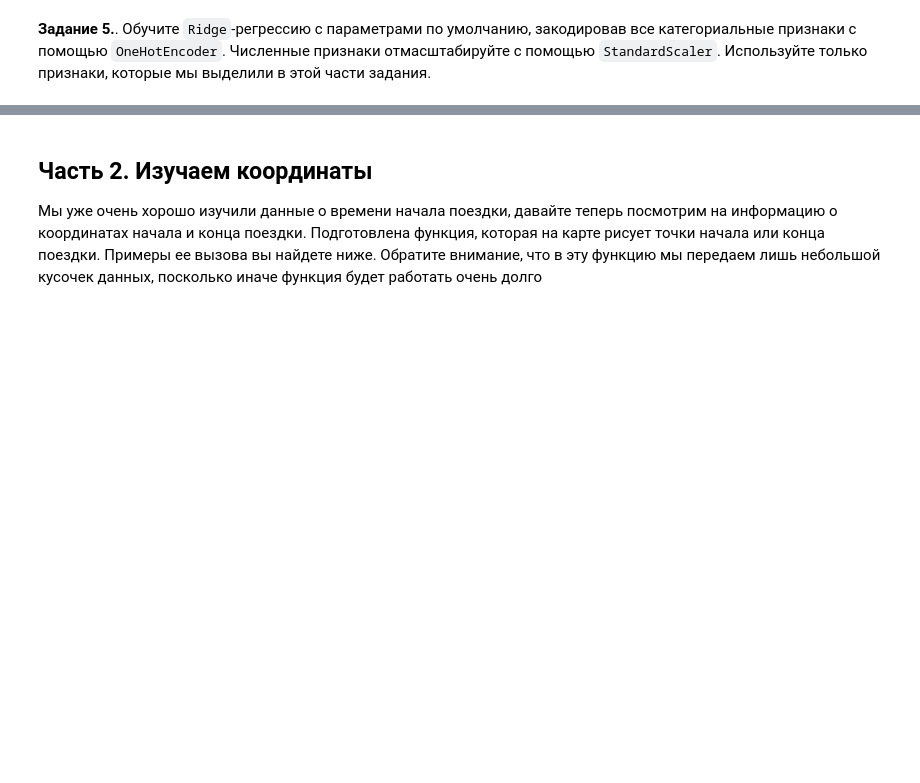
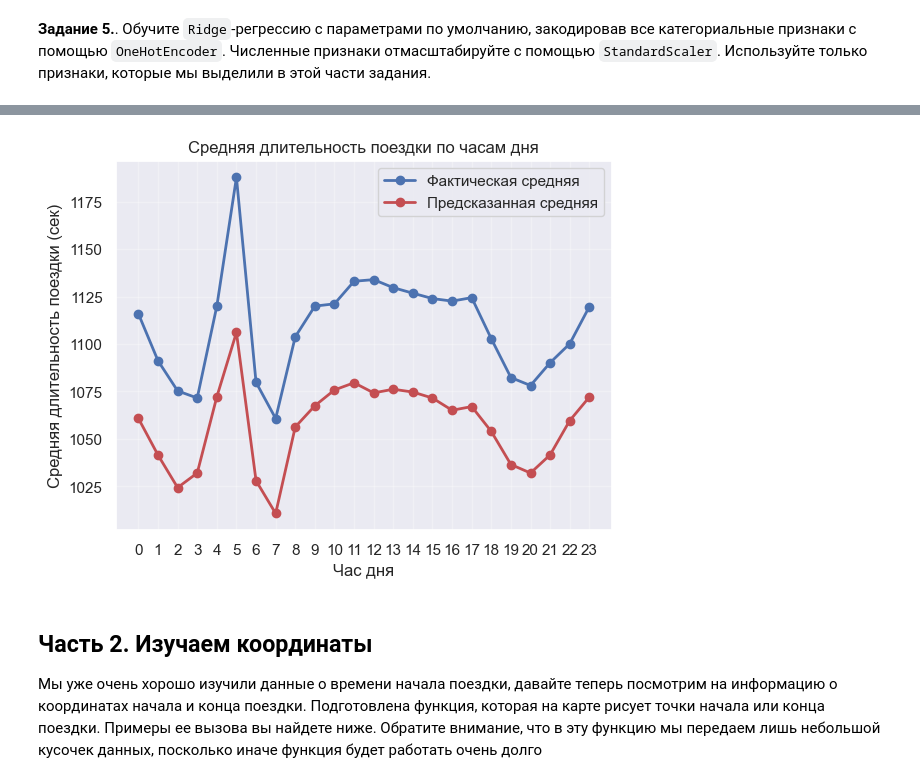
Before and after one commit to kuskas112/Labs, a Jupyter notebook: Машинное обучение/lab2/LR2_eda_linregr.ipynb, the cells around one changed output, grey strips where cells are left out. Cells and saved outputs as stored; diff of their text form; code cells hidden in the pictures; blank space fills up the shorter version.

```diff
--- a/Машинное обучение/lab2/LR2_eda_linregr.ipynb
+++ b/Машинное обучение/lab2/LR2_eda_linregr.ipynb
@@ -270,13 +282,15 @@ plt.show()
 def isSnowPeriod(day):
     return day >= 21 and day <= 23
 def isSecondPeriod(day):
-    return day >= 151 and day <= 152
+    return day >= 150 and day <= 152
 
 train_data['day_of_week'] = train_data['pickup_datetime'].dt.dayofweek
 train_data['month'] = train_data['pickup_datetime'].dt.month
 train_data['hour'] = train_data['pickup_datetime'].dt.hour
+train_data['day_of_year'] = train_data['pickup_datetime'].dt.dayofyear
 
-train_data['day_of_year'] = train_data['pickup_datetime'].dt.dayofyear
+train_data['is_snow_period'] = train_data['day_of_year'].apply(isSnowPeriod).astype(int)
+train_data['is_second_period'] = train_data['day_of_year'].apply(isSecondPeriod).astype(int)
 # %% [markdown]
 Итак, мы уже создали некоторое количество признаков.
 
@@ -287,0 +300,87 @@ train_data['day_of_year'] = train_data['pickup_datetime'].dt.dayofyear
+# %%
+from sklearn.linear_model import Ridge
+from sklearn.preprocessing import OneHotEncoder, StandardScaler
+from sklearn.compose import ColumnTransformer
+from sklearn.pipeline import Pipeline
+from sklearn.metrics import mean_squared_error
+
+test_data['day_of_week'] = test_data['pickup_datetime'].dt.dayofweek
+test_data['month'] = test_data['pickup_datetime'].dt.month
+test_data['hour'] = test_data['pickup_datetime'].dt.hour
+test_data['day_of_year'] = test_data['pickup_datetime'].dt.dayofyear
+test_data['is_snow_period'] = test_data['day_of_year'].apply(isSnowPeriod).astype(int)
+test_data['is_second_period'] = test_data['day_of_year'].apply(isSecondPeriod).astype(int)
+
+lower_bound = train_data['trip_duration'].quantile(0.5)
+upper_bound = train_data['trip_duration'].quantile(0.95)
+
+train_data_clean = train_data[
+    (train_data['trip_duration'] >= lower_bound) &
+    (train_data['trip_duration'] <= upper_bound)
+].copy()
+
+test_data_clean = test_data[
+    (test_data['trip_duration'] >= lower_bound) &
+    (test_data['trip_duration'] <= upper_bound)
+].copy()
+
+categorical_features = ['day_of_week', 'month', 'hour', 'is_snow_period', 'is_second_period']
+numerical_features = ['day_of_year']
+
+X_train = train_data_clean[categorical_features + numerical_features]
+y_train = np.log1p(train_data_clean['trip_duration'])  # Логарифм таргета
+
+X_test = test_data_clean[categorical_features + numerical_features]
+y_test = np.log1p(test_data_clean['trip_duration'])
+
+preprocessor = ColumnTransformer(
+    transformers=[
+        ('num', StandardScaler(), numerical_features),
+        ('cat', OneHotEncoder(drop='first', sparse_output=False), categorical_features)
+    ]
+)
+
+pipeline = Pipeline([
+    ('preprocessor', preprocessor),
+    ('regressor', Ridge(alpha=1.0))
+])
+
+pipeline.fit(X_train, y_train)
+
+y_pred_train = pipeline.predict(X_train)
+y_pred_test = pipeline.predict(X_test)
+
+train_rmse_log = np.sqrt(mean_squared_error(y_train, y_pred_train))
+test_rmse_log = np.sqrt(mean_squared_error(y_test, y_pred_test))
+
+print(f"RMSE на обучающей выборке (логарифмы): {train_rmse_log:.4f}")
+print(f"RMSE на тестовой выборке (логарифмы): {test_rmse_log:.4f}")
+
+y_pred_test_original = np.expm1(y_pred_test)
+y_test_original = np.expm1(y_test)
+
+test_rmse_original = np.sqrt(mean_squared_error(y_test_original, y_pred_test_original))
+print(f"RMSE на тестовой выборке (секунды): {test_rmse_original:.4f}")
+
+print(f"Средняя длительность поездки: {train_data_clean['trip_duration'].mean():.1f} сек")
+print(f"Стандартное отклонение: {train_data_clean['trip_duration'].std():.1f} сек")
+
+print(f'RMSE / MEAN = {test_rmse_original / train_data_clean['trip_duration'].mean()}')
+
+hours = X_test['hour']
+actual_by_hour = pd.DataFrame({'hour': hours, 'duration': y_test_original})
+predicted_by_hour = pd.DataFrame({'hour': hours, 'duration': y_pred_test_original})
+
+actual_means = actual_by_hour.groupby('hour')['duration'].mean()
+predicted_means = predicted_by_hour.groupby('hour')['duration'].mean()
+
+plt.plot(actual_means.index, actual_means.values, 'bo-', label='Фактическая средняя', linewidth=2)
+plt.plot(predicted_means.index, predicted_means.values, 'ro-', label='Предсказанная средняя', linewidth=2)
+plt.xlabel('Час дня')
+plt.ylabel('Средняя длительность поездки (сек)')
+plt.title('Средняя длительность поездки по часам дня')
+plt.legend()
+plt.grid(True, alpha=0.3)
+plt.xticks(range(0, 24))
+plt.show()
+# %% [output]
@@ -288,3 +393,4 @@ train_data['day_of_year'] = train_data['pickup_datetime'].dt.dayofyear
+[figure, added]
 # %% [markdown]
 ## Часть 2. Изучаем координаты
 Мы уже очень хорошо изучили данные о времени начала поездки, давайте теперь посмотрим на информацию о координатах начала и конца поездки. Подготовлена функция, которая на карте рисует точки начала или конца поездки. Примеры ее вызова вы найдете ниже. Обратите внимание, что в эту функцию мы передаем лишь небольшой кусочек данных, посколько иначе функция будет работать очень долго
```
Also changed, not shown: parts of 28 cells of this notebook, 2 other files.
